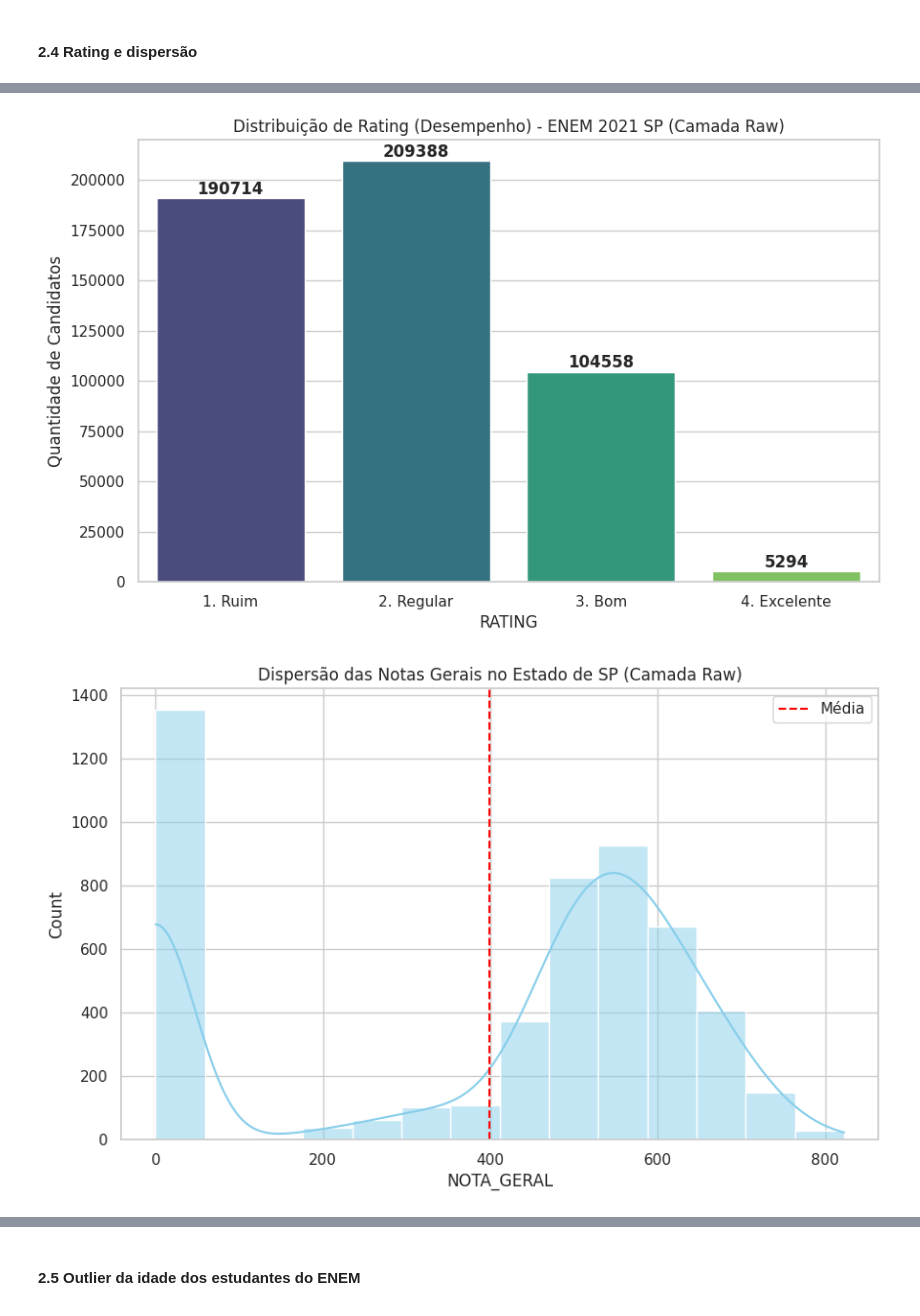
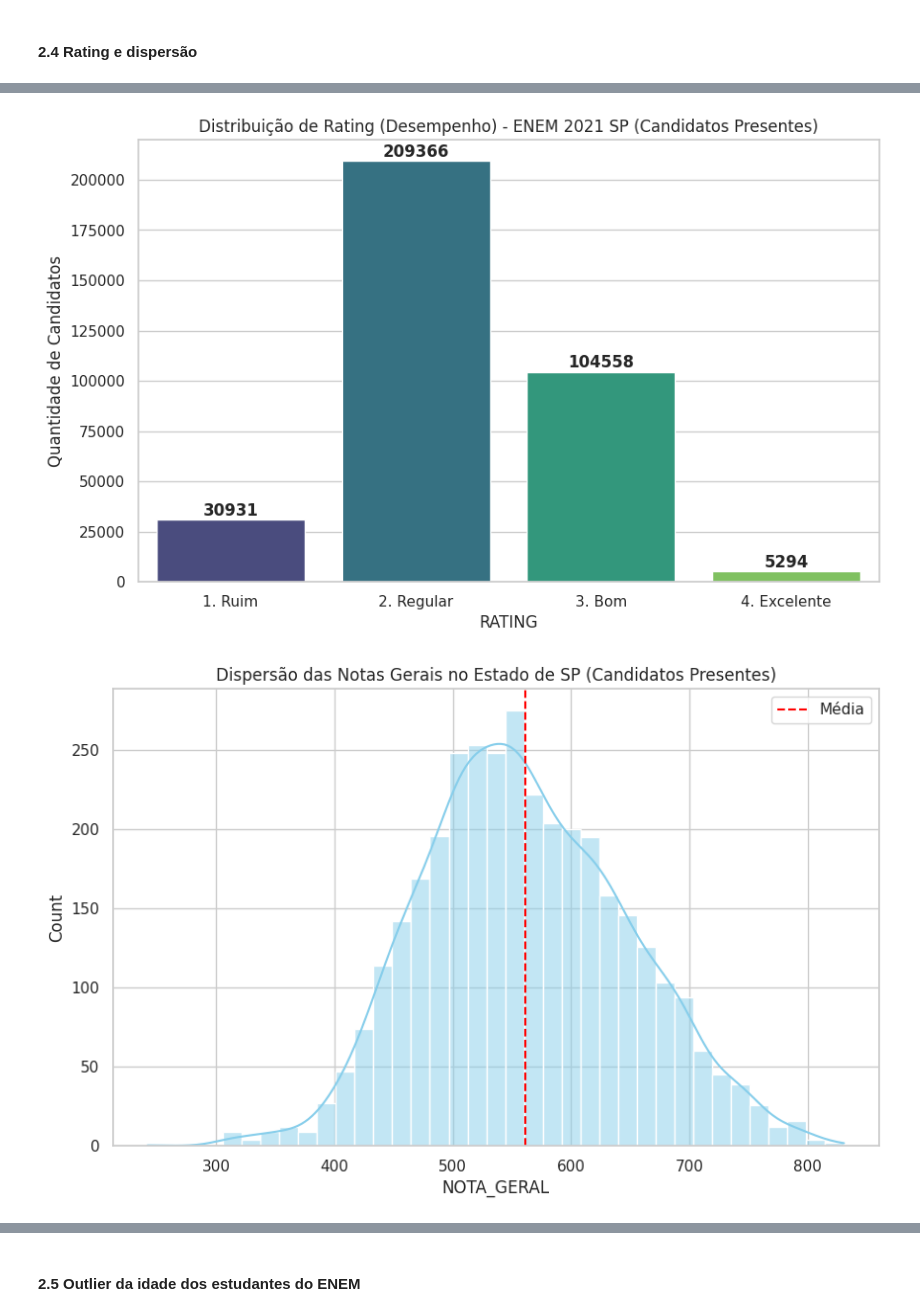
Before and after one commit to Caiomesvie/SDBD2---INEP, a Jupyter notebook: silver/analytcs.ipynb, the cells around one changed output, grey strips where cells are left out. Drawn from its saved outputs; the diff is of its cells as text; code cells hidden in the pictures.

Commit message:
docs/adicionando informação no analytcs da camada raw

```diff
--- a/silver/analytcs.ipynb
+++ b/silver/analytcs.ipynb
@@ -141,10 +140,20 @@ A revalidação da unicidade de registros após a ingestão dos dados no ambient
 # %% [markdown]
 #### 2.3 Análise de Outliers nas notas do ENEM
 # %%
+for col_name in df.columns:
+    df = df.withColumnRenamed(col_name, col_name.upper())
+
+df_presentes = df.filter(
+    (df.TP_PRESENCA_CN == 1) &
+    (df.TP_PRESENCA_CH == 1) &
+    (df.TP_PRESENCA_LC == 1) &
+    (df.TP_PRESENCA_MT == 1)
+)
+
 coluna_notas = ["NU_NOTA_CN", "NU_NOTA_CH", "NU_NOTA_LC", "NU_NOTA_MT", "NU_NOTA_REDACAO"]
-resumo_notas = df.select(coluna_notas).describe()
+resumo_notas = df_presentes.select(coluna_notas).describe()
 
-grafico_outlier = df.select(coluna_notas).sample(False, 0.05).toPandas()
+grafico_outlier = df_presentes.select(coluna_notas).sample(False, 0.05).toPandas()
 
 plt.figure(figsize=(12, 6))
 sns.set_theme(style="whitegrid")
@@ -158,7 +173,18 @@ plt.show()
 # %% [markdown]
 #### 2.4 Rating e dispersão
 # %%
-media_SP_notas = df.withColumn("NOTA_GERAL", sum([F.col(c) for c in coluna_notas]) / 5)
+df_presentes = df.filter(
+    (F.col("tp_presenca_cn") == 1) &
+    (F.col("tp_presenca_ch") == 1) &
+    (F.col("tp_presenca_lc") == 1) &
+    (F.col("tp_presenca_mt") == 1)
+)
+
+coluna_notas = ["nu_nota_cn", "nu_nota_ch", "nu_nota_lc", "nu_nota_mt", "nu_nota_redacao"]
+
+media_SP_notas = df_presentes.withColumn("NOTA_GERAL",
+    (F.col("nu_nota_cn") + F.col("nu_nota_ch") + F.col("nu_nota_lc") + F.col("nu_nota_mt") + F.col("nu_nota_redacao")) / 5
+)
 
 media_SP_notas = media_SP_notas.withColumn("RATING",
     F.when(F.col("NOTA_GERAL") < 450, "1. Ruim")
@@ -172,16 +198,12 @@ status_dispersao = media_SP_notas.select("NOTA_GERAL").summary("mean", "stddev",
 status_rating = media_SP_notas.groupBy("RATING").count().orderBy("RATING").toPandas()
 
 plt.figure(figsize=(10, 6))
-
 ax = sns.barplot(data=status_rating, x='RATING', y='count', palette='viridis')
-
 valores = status_rating['count'].values
-
 for i, v in enumerate(valores):
     ax.text(i, v + (max(valores) * 0.01), str(int(v)), ha='center', fontweight='bold')
 
-sns.barplot(data=status_rating, x='RATING', y='count', palette='viridis')
-plt.title('Distribuição de Rating (Desempenho) - ENEM 2021 SP (Camada Raw)')
+plt.title('Distribuição de Rating (Desempenho) - ENEM 2021 SP (Candidatos Presentes)')
 plt.ylabel('Quantidade de Candidatos')
 plt.show()
 
@@ -190,7 +212,7 @@ amostra_notas = media_SP_notas.select("NOTA_GERAL").sample(False, 0.01).toPandas
 plt.figure(figsize=(10, 6))
 sns.histplot(amostra_notas['NOTA_GERAL'], kde=True, color='skyblue')
 plt.axvline(amostra_notas['NOTA_GERAL'].mean(), color='red', linestyle='--', label='Média')
-plt.title('Dispersão das Notas Gerais no Estado de SP (Camada Raw)')
+plt.title('Dispersão das Notas Gerais no Estado de SP (Candidatos Presentes)')
 plt.legend()
 plt.show()
 # %% [output]
@@ -204,2 +222,2 @@ Passing `palette` without assigning `hue` is deprecated and will be removed in v
-[figure, old version]
+[figure, new version]
-[figure, old version]
+[figure, new version]
```
Also changed, not shown: parts of 7 cells of this notebook, 2 other files.
